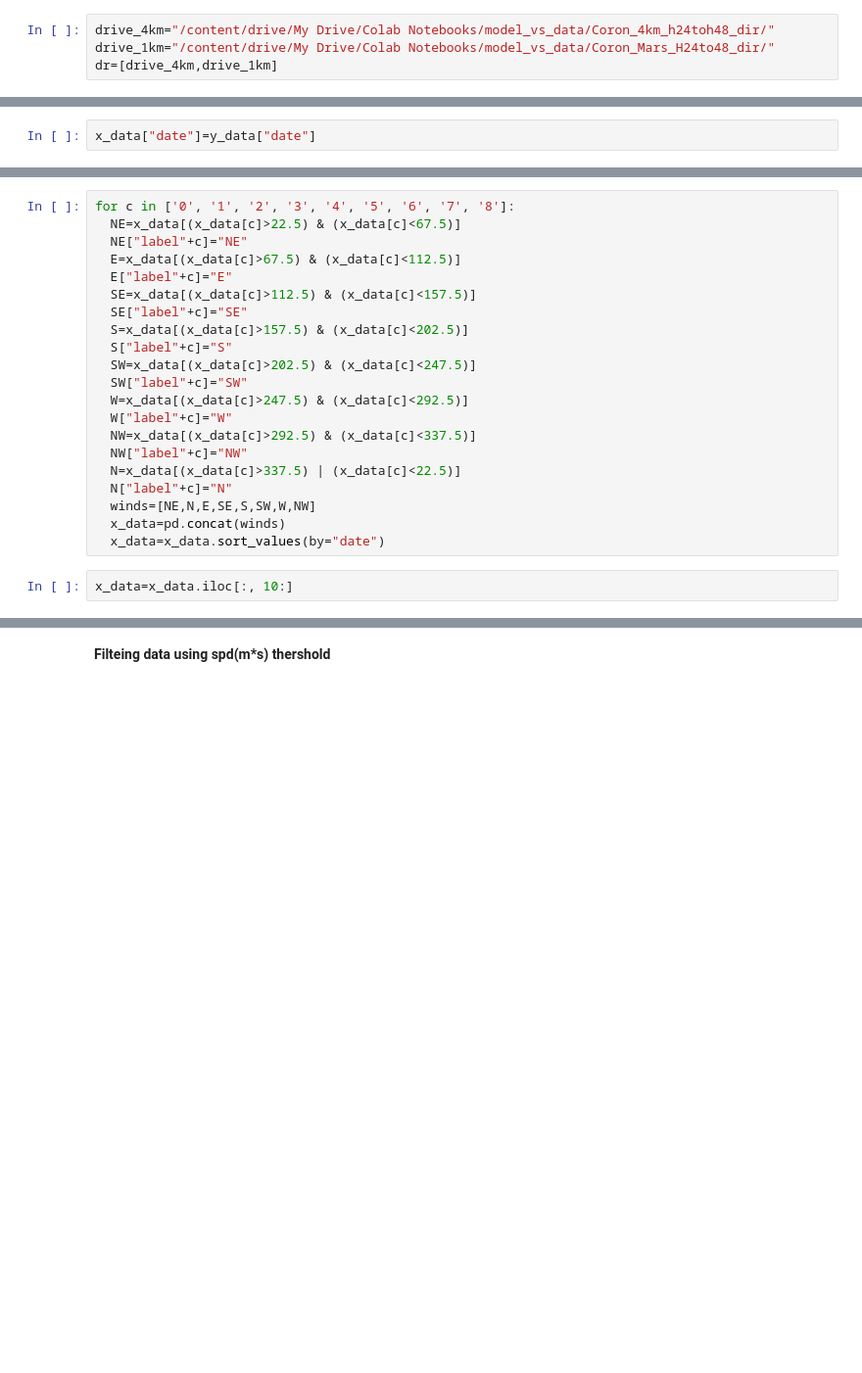
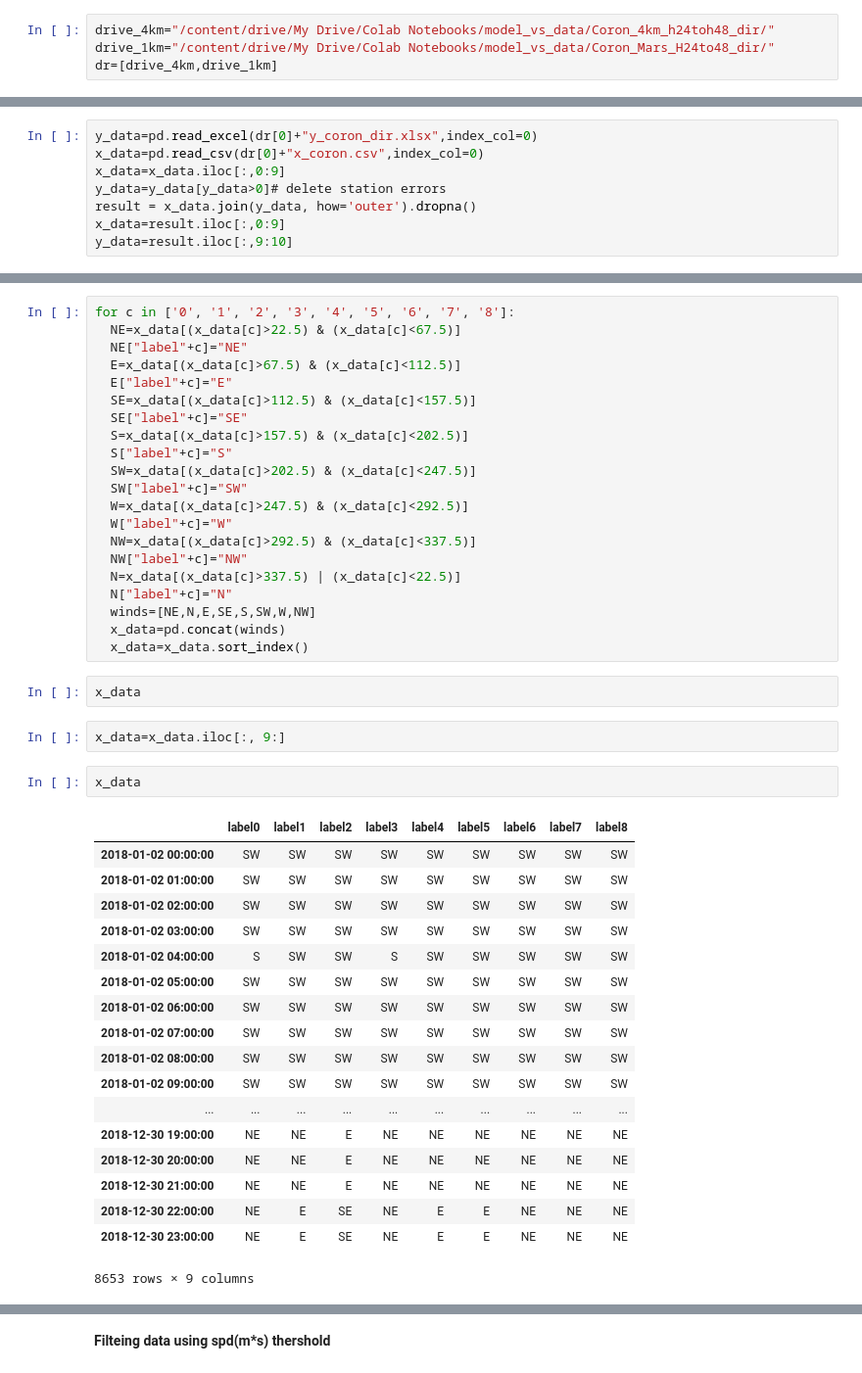
Before and after one commit to granantuin/Model_vs_data_label, a Jupyter notebook: Display_data_model_label.ipynb, the cells around one changed output, grey strips where cells are left out. Shown: that part at 98% size. Saved outputs shown, nothing was run; the diff lists cells and outputs as text; blank space fills up the shorter version.

```diff
--- a/Display_data_model_label.ipynb
+++ b/Display_data_model_label.ipynb
@@ -44,0 +52,8 @@ y_sp["spd"]=y_sp["spd"]/3.6
+# %%
+y_data=pd.read_excel(dr[0]+"y_coron_dir.xlsx",index_col=0)
+x_data=pd.read_csv(dr[0]+"x_coron.csv",index_col=0)
+x_data=x_data.iloc[:,0:9]
+y_data=y_data[y_data>0]# delete station errors
+result = x_data.join(y_data, how='outer').dropna()
+x_data=result.iloc[:,0:9]
+y_data=result.iloc[:,9:10]
@@ -65,2 +103,0 @@ y_data=y_data.sort_values(by="date")
-# %%
-x_data["date"]=y_data["date"]
@@ -84,9 +123,32 @@ for c in ['0', '1', '2', '3', '4', '5', '6', '7', '8']:
   N["label"+c]="N"
   winds=[NE,N,E,SE,S,SW,W,NW]
   x_data=pd.concat(winds)
-  x_data=x_data.sort_values(by="date")
+  x_data=x_data.sort_index()
+# %%
+x_data
 # %%
-x_data=x_data.iloc[:, 10:]
+x_data=x_data.iloc[:, 9:]
+# %%
+x_data
+# %% [output]
+|  | label0 | label1 | label2 | label3 | label4 | label5 | label6 | label7 | label8 |
+| 2018-01-02 00:00:00 | SW | SW | SW | SW | SW | SW | SW | SW | SW |
+| 2018-01-02 01:00:00 | SW | SW | SW | SW | SW | SW | SW | SW | SW |
+| 2018-01-02 02:00:00 | SW | SW | SW | SW | SW | SW | SW | SW | SW |
+| 2018-01-02 03:00:00 | SW | SW | SW | SW | SW | SW | SW | SW | SW |
+| 2018-01-02 04:00:00 | S | SW | SW | S | SW | SW | SW | SW | SW |
+| 2018-01-02 05:00:00 | SW | SW | SW | SW | SW | SW | SW | SW | SW |
+| 2018-01-02 06:00:00 | SW | SW | SW | SW | SW | SW | SW | SW | SW |
+| 2018-01-02 07:00:00 | SW | SW | SW | SW | SW | SW | SW | SW | SW |
+| 2018-01-02 08:00:00 | SW | SW | SW | SW | SW | SW | SW | SW | SW |
+| 2018-01-02 09:00:00 | SW | SW | SW | SW | SW | SW | SW | SW | SW |
+| ... | ... | ... | ... | ... | ... | ... | ... | ... | ... |
+| 2018-12-30 19:00:00 | NE | NE | E | NE | NE | NE | NE | NE | NE |
+| 2018-12-30 20:00:00 | NE | NE | E | NE | NE | NE | NE | NE | NE |
+| 2018-12-30 21:00:00 | NE | NE | E | NE | NE | NE | NE | NE | NE |
+| 2018-12-30 22:00:00 | NE | E | SE | NE | E | E | NE | NE | NE |
+| 2018-12-30 23:00:00 | NE | E | SE | NE | E | E | NE | NE | NE |
+8653 rows × 9 columns
 # %%
 evaluate()
 # %% [output]
```
Also changed, not shown: parts of 15 cells of this notebook.
